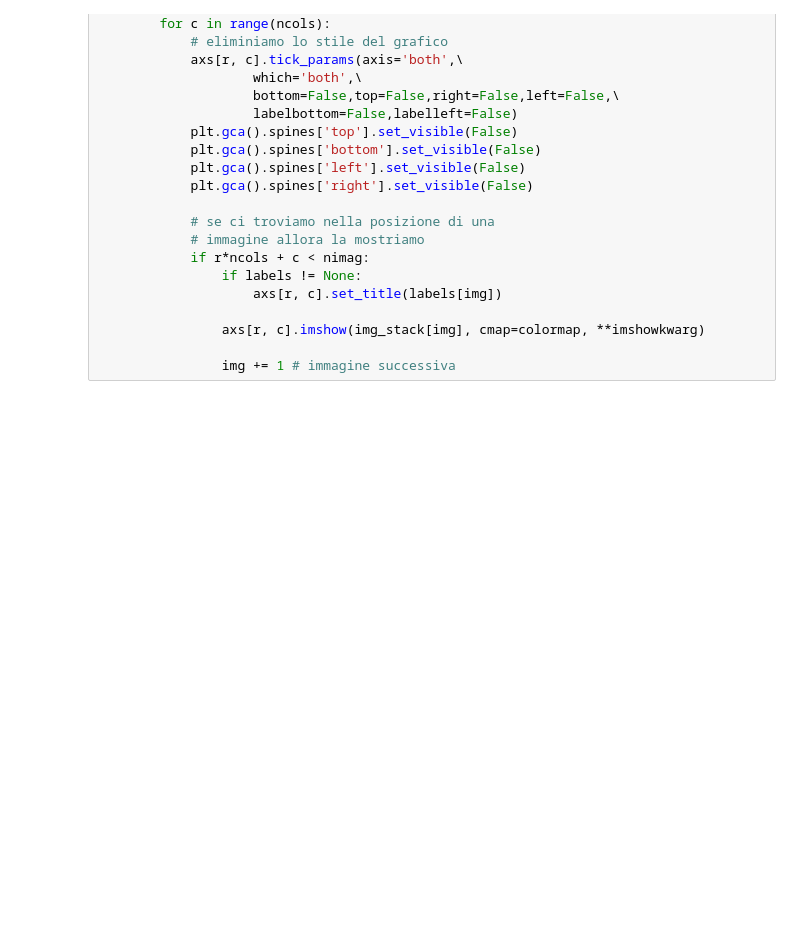
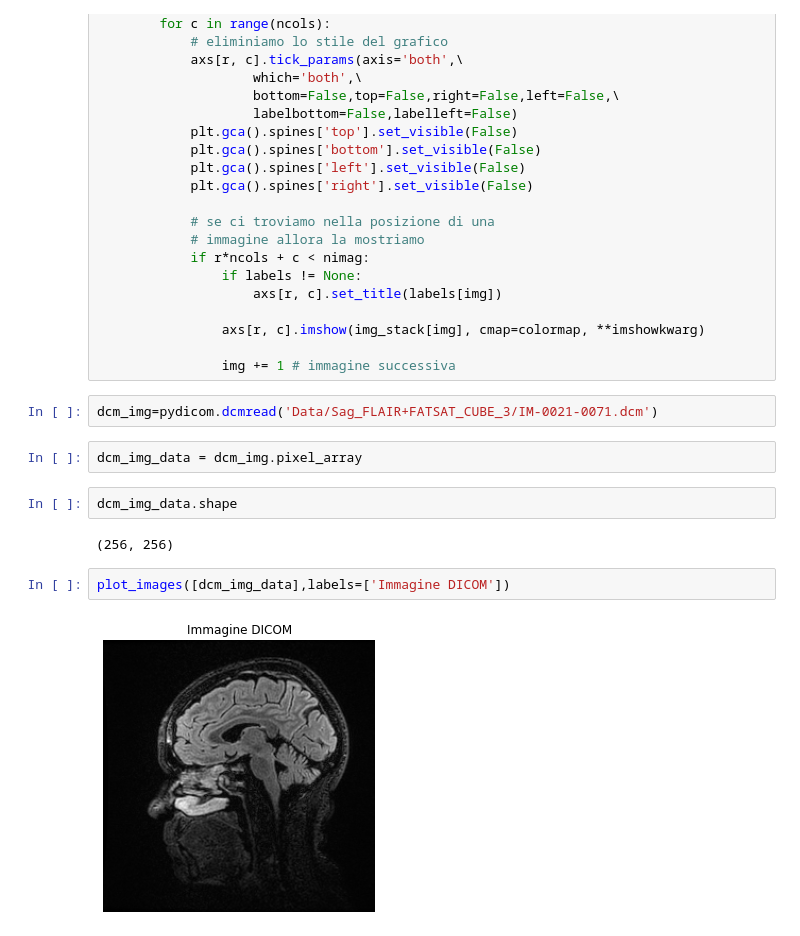
Before and after one commit to fredffsixty/Medical_Imaging, a Jupyter notebook: Elaborazione immagini digitali.ipynb, the cells around one changed output. Saved outputs shown, nothing was run; the diff lists cells and outputs as text; blank space fills up the shorter version.

```diff
--- a/Elaborazione immagini digitali.ipynb
+++ b/Elaborazione immagini digitali.ipynb
@@ -44,3 +44,15 @@ def plot_images(img_stack, *, labels=None, figdim=5, colormap=plt.cm.gray, **ims
                 axs[r, c].imshow(img_stack[img], cmap=colormap, **imshowkwarg)
 
                 img += 1 # immagine successiva
+# %%
+dcm_img=pydicom.dcmread('Data/Sag_FLAIR+FATSAT_CUBE_3/IM-0021-0071.dcm')
+# %%
+dcm_img_data = dcm_img.pixel_array
+# %%
+dcm_img_data.shape
+# %% [output]
+(256, 256)
+# %%
+plot_images([dcm_img_data],labels=['Immagine DICOM'])
+# %% [output]
+[figure, added]
```
Also changed, not shown: parts of 7 cells of this notebook.
